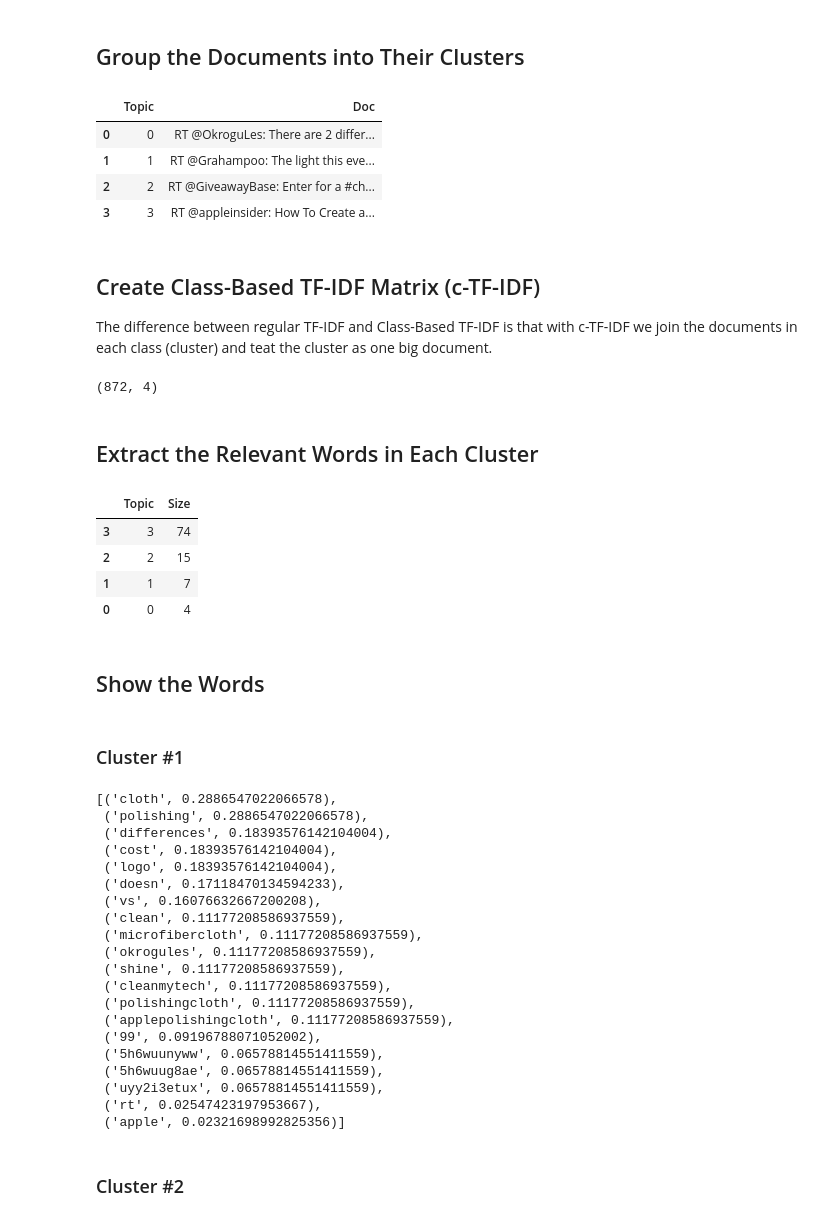
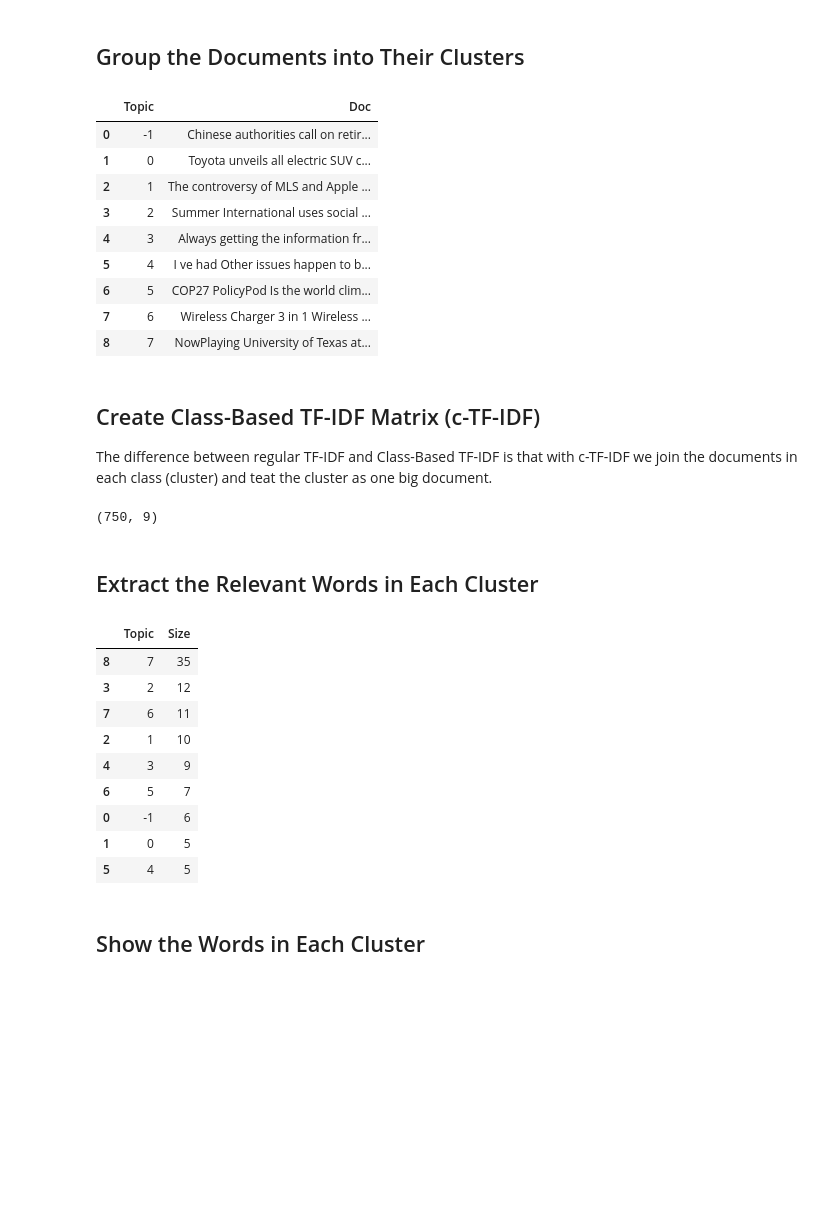
Before and after one commit to faustotnc/PekinSearch, a Jupyter notebook: NLP/Experiments/topic_modeling.ipynb, the cells around one changed output. Cells and saved outputs as stored; diff of their text form; code cells hidden in the pictures; blank space fills up the shorter version.

```diff
--- a/NLP/Experiments/topic_modeling.ipynb
+++ b/NLP/Experiments/topic_modeling.ipynb
@@ -12,6 +10,6 @@ from sklearn.datasets import fetch_20newsgroups
 # %%
-RAW_DATA = pd.read_csv("./test_data.csv")
-data = list(RAW_DATA["text"])
+RAW_DATA = pd.read_json("./test_data_with_sentiment.json")
+data = list(RAW_DATA["clean_text"])
 # %% [markdown]
 ## Generate word embeddings from corpus
 # %%
@@ -20,14 +18,14 @@ embeddings = model.encode(data, show_progress_bar=True)
 # %% [markdown]
 ## Lower the dimensionality of word embeddings
 # %%
-umap_model = umap.UMAP(
-    n_neighbors=6,
+umap_model_full = umap.UMAP(
+    n_neighbors=3,
     n_components=5,
     metric='cosine',
     random_state=42
 ).fit(embeddings)
 
-umap_embeddings = umap_model.transform(embeddings)
+umap_embeddings = umap_model_full.transform(embeddings)
 # %% [markdown]
 ## Cluster the embeddings
 # %%
@@ -90,10 +86,15 @@ docs_per_topic = docs_df.groupby(['Topic'], as_index=False).agg({'Doc': ' '.join
 docs_per_topic
 # %% [output]
 |  | Topic | Doc |
-| 0 | 0 | RT @OkroguLes: There are 2 differ... |
-| 1 | 1 | RT @Grahampoo: The light this eve... |
-| 2 | 2 | RT @GiveawayBase: Enter for a #ch... |
-| 3 | 3 | RT @appleinsider: How To Create a... |
+| 0 | -1 | Chinese authorities call on retir... |
+| 1 | 0 | Toyota unveils all electric SUV c... |
+| 2 | 1 | The controversy of MLS and Apple ... |
+| 3 | 2 | Summer International uses social ... |
+| 4 | 3 | Always getting the information fr... |
+| 5 | 4 | I ve had Other issues happen to b... |
+| 6 | 5 | COP27 PolicyPod Is the world clim... |
+| 7 | 6 | Wireless Charger 3 in 1 Wireless ... |
+| 8 | 7 | NowPlaying University of Texas at... |
 # %% [markdown]
 ## Create Class-Based TF-IDF Matrix (c-TF-IDF)
 
@@ -119,68 +120,46 @@ tf_idf, count = c_tf_idf(docs_per_topic.Doc.values, m=len(data))
 # %%
 tf_idf.shape  # (number of words, number of clusters)
 # %% [output]
-(872, 4)
+(750, 9)
 # %% [markdown]
 ## Extract the Relevant Words in Each Cluster
 # %%
 # Get the most important words in each of the clusters
 def extract_top_n_words_per_topic(tf_idf, count, docs_per_topic, n=20):
     words = count.get_feature_names()
     labels = list(docs_per_topic.Topic)
     tf_idf_transposed = tf_idf.T
     indices = tf_idf_transposed.argsort()[:, -n:]
     top_n_words = {label: [(words[j], tf_idf_transposed[i][j])
                            for j in indices[i]][::-1] for i, label in enumerate(labels)}
     return top_n_words
 
 
 # How many documents are in each cluster
 def extract_topic_sizes(df):
     topic_sizes = (df.groupby(['Topic'])
                      .Doc
                      .count()
                      .reset_index()
                      .rename({"Topic": "Topic", "Doc": "Size"}, axis='columns')
                      .sort_values("Size", ascending=False))
     return topic_sizes
 
 
 top_n_words = extract_top_n_words_per_topic(
-    tf_idf, count, docs_per_topic, n=20)
+    tf_idf, count, docs_per_topic, n=10)
 topic_sizes = extract_topic_sizes(docs_df)
 topic_sizes.head(10)
 # %% [output]
 |  | Topic | Size |
-| 3 | 3 | 74 |
-| 2 | 2 | 15 |
-| 1 | 1 | 7 |
-| 0 | 0 | 4 |
+| 8 | 7 | 35 |
+| 3 | 2 | 12 |
+| 7 | 6 | 11 |
+| 2 | 1 | 10 |
+| 4 | 3 | 9 |
+| 6 | 5 | 7 |
+| 0 | -1 | 6 |
+| 1 | 0 | 5 |
+| 5 | 4 | 5 |
 # %% [markdown]
-## Show the Words
+## Show the Words in Each Cluster
-# %% [markdown]
-### Cluster #1
-# %%
-sorted(top_n_words[0], key=lambda x: x[1], reverse=True)
-# %% [output]
-[('cloth', 0.2886547022066578),
- ('polishing', 0.2886547022066578),
- ('differences', 0.18393576142104004),
- ('cost', 0.18393576142104004),
- ('logo', 0.18393576142104004),
- ('doesn', 0.17118470134594233),
- ('vs', 0.16076632667200208),
- ('clean', 0.11177208586937559),
- ('microfibercloth', 0.11177208586937559),
- ('okrogules', 0.11177208586937559),
- ('shine', 0.11177208586937559),
- ('cleanmytech', 0.11177208586937559),
- ('polishingcloth', 0.11177208586937559),
- ('applepolishingcloth', 0.11177208586937559),
- ('99', 0.09196788071052002),
- ('5h6wuunyww', 0.06578814551411559),
- ('5h6wuug8ae', 0.06578814551411559),
- ('uyy2i3etux', 0.06578814551411559),
- ('rt', 0.02547423197953667),
- ('apple', 0.02321698992825356)]
-# %% [markdown]
-### Cluster #2
```
Also changed, not shown: parts of 17 cells of this notebook, 10 other files.
